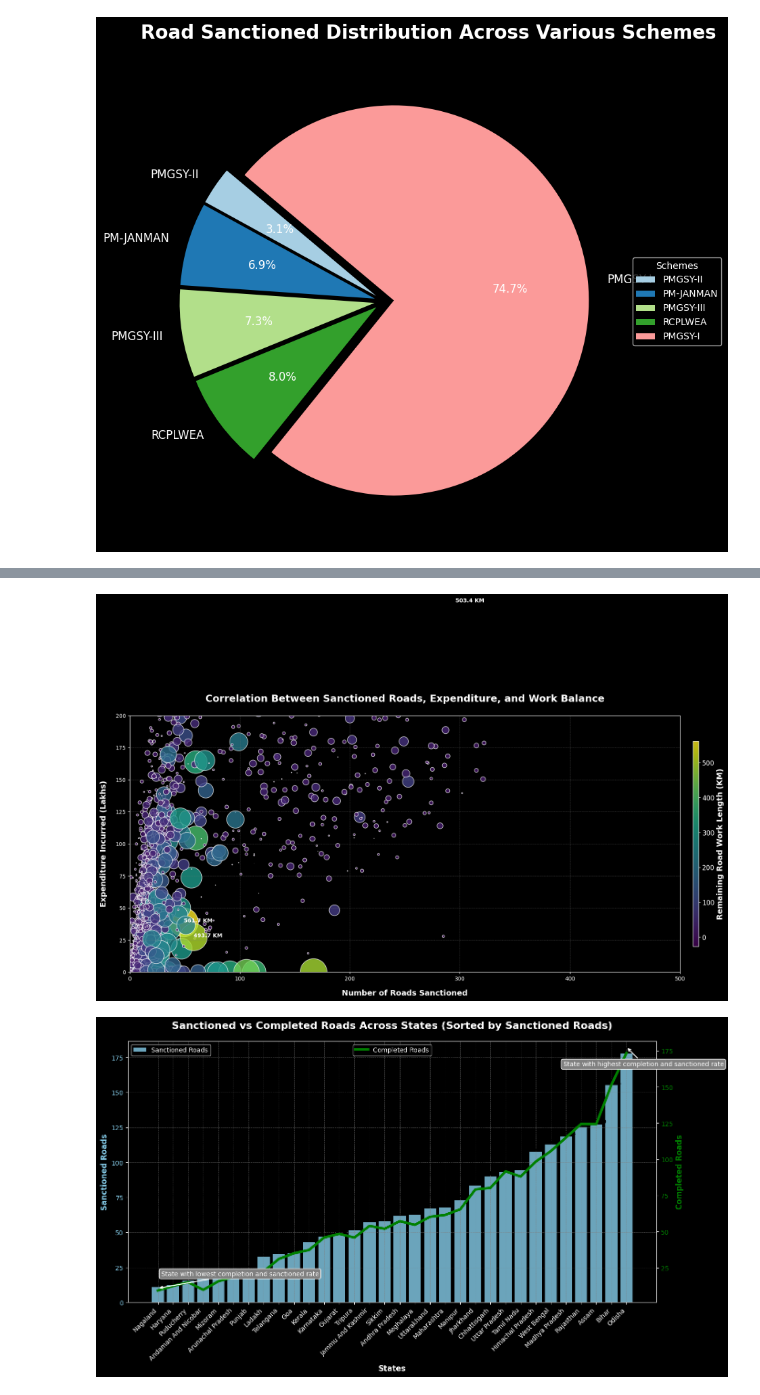
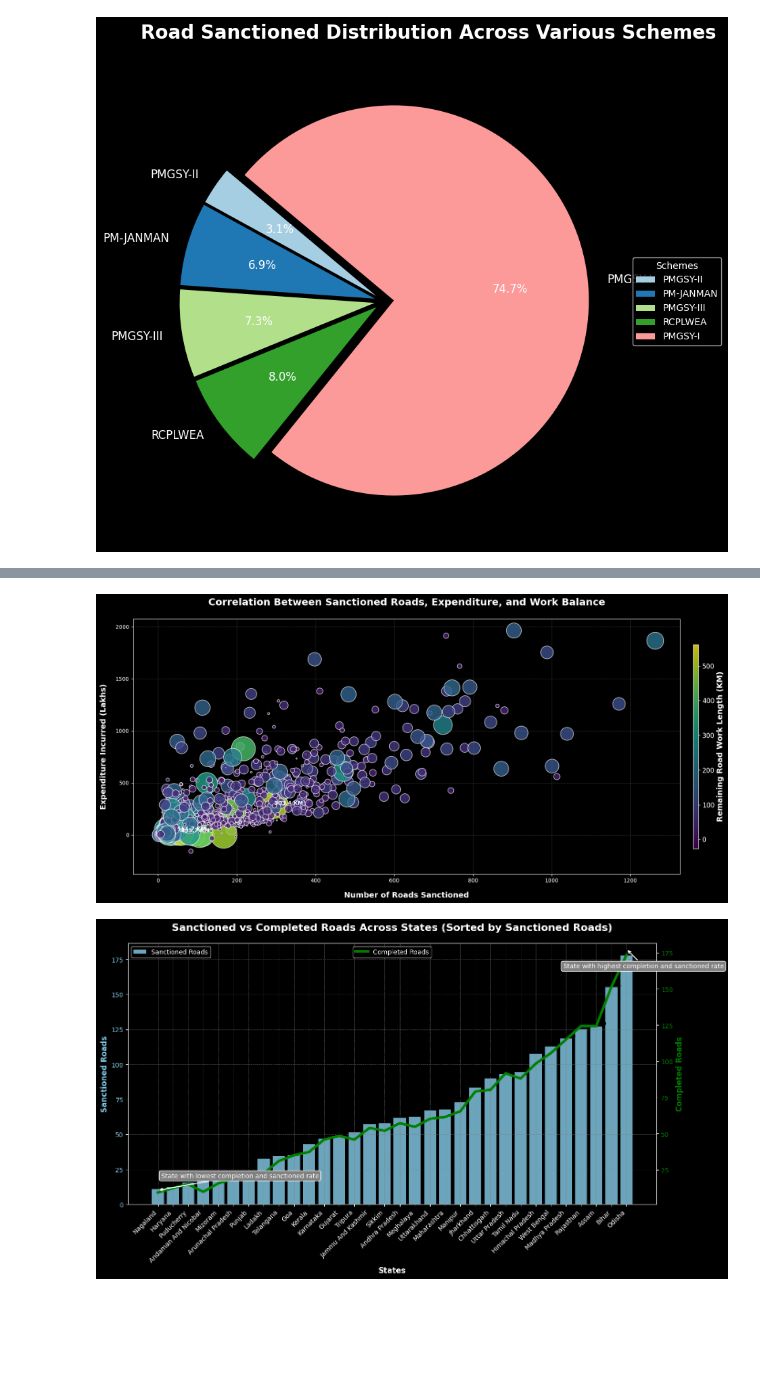
Before and after one commit to gauravgulia26/DataScience_Toolkit, a Jupyter notebook: libraries/pandas/pandas_day4.ipynb, the cells around one changed output, grey strips where cells are left out. Cells and saved outputs as stored; diff of their text form; code cells hidden in the pictures; blank space fills up the shorter version.

```diff
--- a/libraries/pandas/pandas_day4.ipynb
+++ b/libraries/pandas/pandas_day4.ipynb
@@ -499,36 +499,36 @@ plt.ylabel(
     fontdict={"color": "white", "fontweight": "bold", "fontsize": 14},
     labelpad=15,
 )
 plt.title(
     "Correlation Between Sanctioned Roads, Expenditure, and Work Balance",
     fontdict={"color": "white", "fontweight": "bold", "fontsize": 18},
     pad=25,  # Space between title and plot
 )
 
 # Add grid for better visualization
 plt.grid(color="gray", linestyle="--", linewidth=0.5, alpha=0.6)
 
 # Add annotations for key points (optional)
 key_points = df.nlargest(3, "LENGTH_OF_ROAD_WORK_BALANCE_KM")  # Top 3 largest bubbles
 for _, row in key_points.iterrows():
     plt.text(
         row["NO_OF_ROAD_WORK_SANCTIONED"],
         row["EXPENDITURE_OCCURED_LAKHS"],
         f'{row["LENGTH_OF_ROAD_WORK_BALANCE_KM"]:.1f} KM',
         fontsize=10,
         color="white",
         fontweight="bold",
     )
 
 # Adjust layout for better appearance
 plt.tight_layout()
-plt.xlim(0, 500)
-plt.ylim(0, 200)
+# plt.xlim(0, 500)
+# plt.ylim(0, 200)
 
 # Show plot
 plt.show()
 # %% [output]
-[figure, old version]
+[figure, new version]
 # %%
 # findig the districts and regions with the most number of uncompleted roads
 # %%
```
Also changed, not shown: parts of 6 cells of this notebook, 1 other file.
